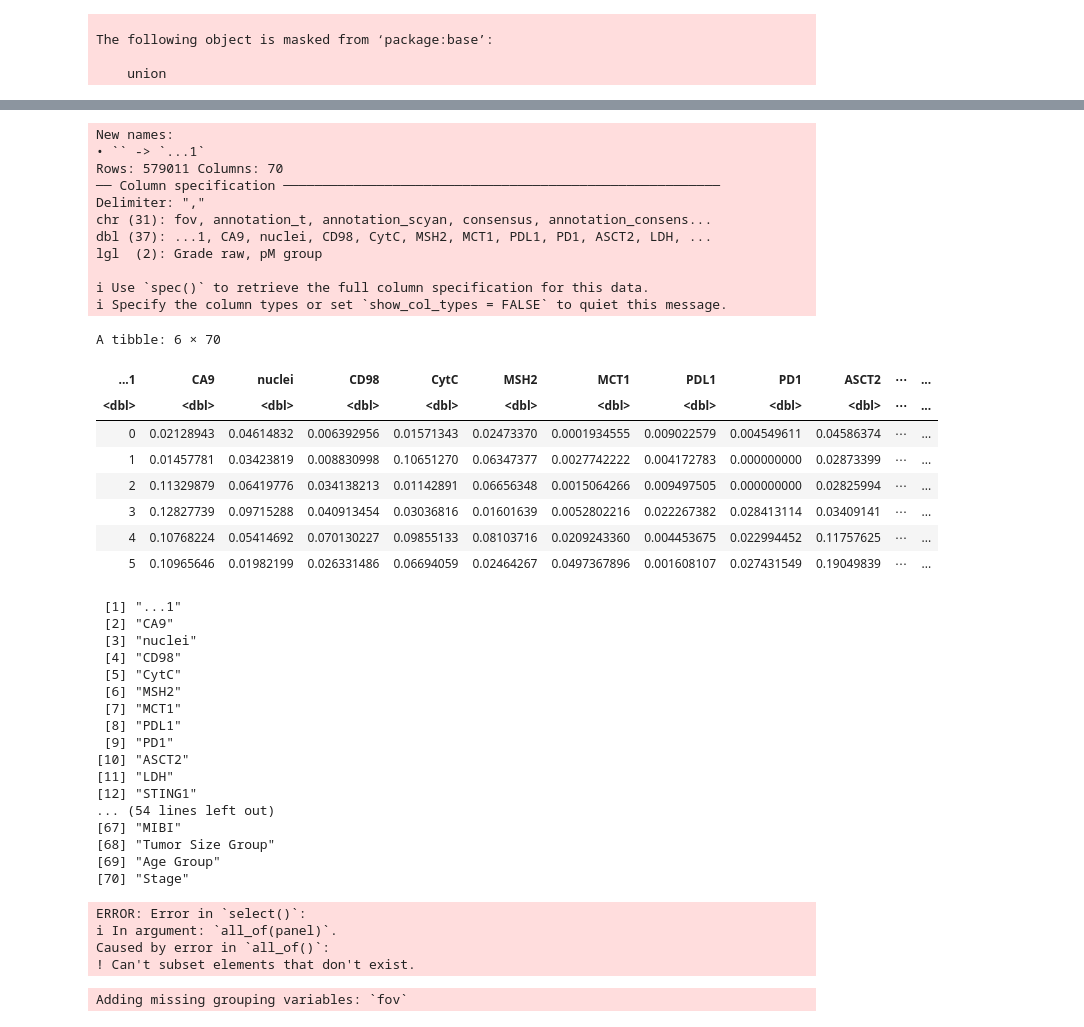
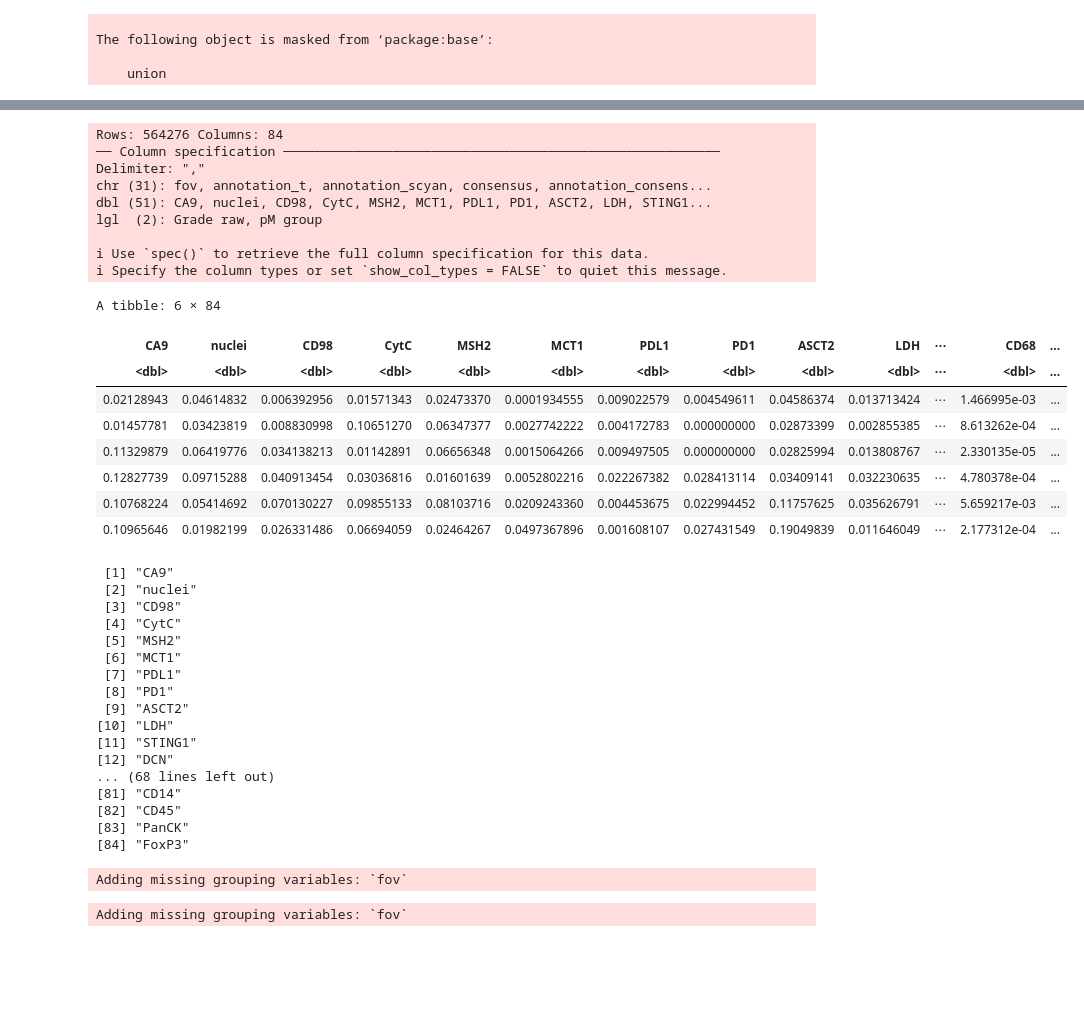
Before and after one commit to HartmannLab/MIBI-Analysis_Hamburg_CRC_TMA_2024, a Jupyter notebook: 2_ReanalysisForJenny_SpatialMacro.ipynb, the cells around one changed output, grey strips where cells are left out. Cells and saved outputs as stored; diff of their text form; code cells hidden in the pictures; blank space fills up the shorter version.

```diff
--- a/2_ReanalysisForJenny_SpatialMacro.ipynb
+++ b/2_ReanalysisForJenny_SpatialMacro.ipynb
@@ -79,48 +35,46 @@ A tibble: 6 × 50
 # %%
 # Load your transformed cell table
-cells = read_csv("./data/cell_table_with_types_stage.csv")
+cells = read_csv("./data/cell_profiles_with_types_and_clinical_info.csv")
 head(cells)
 # %% [output]
-New names:
-• `` -> `...1`
-Rows: 579011 Columns: 70
+Rows: 564276 Columns: 84
 ── Column specification ────────────────────────────────────────────────────────
 Delimiter: ","
 chr (31): fov, annotation_t, annotation_scyan, consensus, annotation_consens...
-dbl (37): ...1, CA9, nuclei, CD98, CytC, MSH2, MCT1, PDL1, PD1, ASCT2, LDH, ...
+dbl (51): CA9, nuclei, CD98, CytC, MSH2, MCT1, PDL1, PD1, ASCT2, LDH, STING1...
 lgl  (2): Grade raw, pM group
 
 ℹ Use `spec()` to retrieve the full column specification for this data.
 ℹ Specify the column types or set `show_col_types = FALSE` to quiet this message.
-A tibble: 6 × 70
+A tibble: 6 × 84
-| ...1 | CA9 | nuclei | CD98 | CytC | MSH2 | MCT1 | PDL1 | PD1 | ASCT2 | ⋯ | ... |
-| <dbl> | <dbl> | <dbl> | <dbl> | <dbl> | <dbl> | <dbl> | <dbl> | <dbl> | <dbl> | ⋯ | ... |
-| 0 | 0.02128943 | 0.04614832 | 0.006392956 | 0.01571343 | 0.02473370 | 0.0001934555 | 0.009022579 | 0.004549611 | 0.04586374 | ⋯ | ... |
-| 1 | 0.01457781 | 0.03423819 | 0.008830998 | 0.10651270 | 0.06347377 | 0.0027742222 | 0.004172783 | 0.000000000 | 0.02873399 | ⋯ | ... |
-| 2 | 0.11329879 | 0.06419776 | 0.034138213 | 0.01142891 | 0.06656348 | 0.0015064266 | 0.009497505 | 0.000000000 | 0.02825994 | ⋯ | ... |
-| 3 | 0.12827739 | 0.09715288 | 0.040913454 | 0.03036816 | 0.01601639 | 0.0052802216 | 0.022267382 | 0.028413114 | 0.03409141 | ⋯ | ... |
-| 4 | 0.10768224 | 0.05414692 | 0.070130227 | 0.09855133 | 0.08103716 | 0.0209243360 | 0.004453675 | 0.022994452 | 0.11757625 | ⋯ | ... |
-| 5 | 0.10965646 | 0.01982199 | 0.026331486 | 0.06694059 | 0.02464267 | 0.0497367896 | 0.001608107 | 0.027431549 | 0.19049839 | ⋯ | ... |
+| CA9 | nuclei | CD98 | CytC | MSH2 | MCT1 | PDL1 | PD1 | ASCT2 | LDH | ⋯ | CD68 | ... |
+| <dbl> | <dbl> | <dbl> | <dbl> | <dbl> | <dbl> | <dbl> | <dbl> | <dbl> | <dbl> | ⋯ | <dbl> | ... |
+| 0.02128943 | 0.04614832 | 0.006392956 | 0.01571343 | 0.02473370 | 0.0001934555 | 0.009022579 | 0.004549611 | 0.04586374 | 0.013713424 | ⋯ | 1.466995e-03 | ... |
+| 0.01457781 | 0.03423819 | 0.008830998 | 0.10651270 | 0.06347377 | 0.0027742222 | 0.004172783 | 0.000000000 | 0.02873399 | 0.002855385 | ⋯ | 8.613262e-04 | ... |
+| 0.11329879 | 0.06419776 | 0.034138213 | 0.01142891 | 0.06656348 | 0.0015064266 | 0.009497505 | 0.000000000 | 0.02825994 | 0.013808767 | ⋯ | 2.330135e-05 | ... |
+| 0.12827739 | 0.09715288 | 0.040913454 | 0.03036816 | 0.01601639 | 0.0052802216 | 0.022267382 | 0.028413114 | 0.03409141 | 0.032230635 | ⋯ | 4.780378e-04 | ... |
+| 0.10768224 | 0.05414692 | 0.070130227 | 0.09855133 | 0.08103716 | 0.0209243360 | 0.004453675 | 0.022994452 | 0.11757625 | 0.035626791 | ⋯ | 5.659217e-03 | ... |
+| 0.10965646 | 0.01982199 | 0.026331486 | 0.06694059 | 0.02464267 | 0.0497367896 | 0.001608107 | 0.027431549 | 0.19049839 | 0.011646049 | ⋯ | 2.177312e-04 | ... |
 # %%
 names(cells)
 # %% [output]
- [1] "...1"
- [2] "CA9"
- [3] "nuclei"
- [4] "CD98"
- [5] "CytC"
- [6] "MSH2"
- [7] "MCT1"
- [8] "PDL1"
- [9] "PD1"
-[10] "ASCT2"
-[11] "LDH"
-[12] "STING1"
-... (54 lines left out)
-[67] "MIBI"
-[68] "Tumor Size Group"
-[69] "Age Group"
-[70] "Stage"
+ [1] "CA9"
+ [2] "nuclei"
+ [3] "CD98"
+ [4] "CytC"
+ [5] "MSH2"
+ [6] "MCT1"
+ [7] "PDL1"
+ [8] "PD1"
+ [9] "ASCT2"
+[10] "LDH"
+[11] "STING1"
+[12] "DCN"
+... (68 lines left out)
+[81] "CD14"
+[82] "CD45"
+[83] "PanCK"
+[84] "FoxP3"
 # %%
 # Exclude low epithelial abundance samples and SCT samples (start with "E1" or "E2")
 
@@ -142,10 +96,7 @@ outputfile = "misty_colorectal_macro_prolif_multiview.sqm"
 # Expected data is a list of tibbles with each one containing the marker expressions (columns) per cell (rows) for a fov
 markers <- cells %>% group_by(fov) %>% select(all_of(panel)) %>% group_split(.keep = FALSE)
 # %% [output]
-ERROR: Error in `select()`:
-ℹ In argument: `all_of(panel)`.
-Caused by error in `all_of()`:
-! Can't subset elements that don't exist.
+Adding missing grouping variables: `fov`
 # %%
 # Coordinates of each cell
 positions <- cells %>% group_by(fov) %>% select(c("centroid-0", "centroid-1")) %>% group_split(.keep = FALSE)
```
Also changed, not shown: parts of 12 cells of this notebook, 1 other file.
